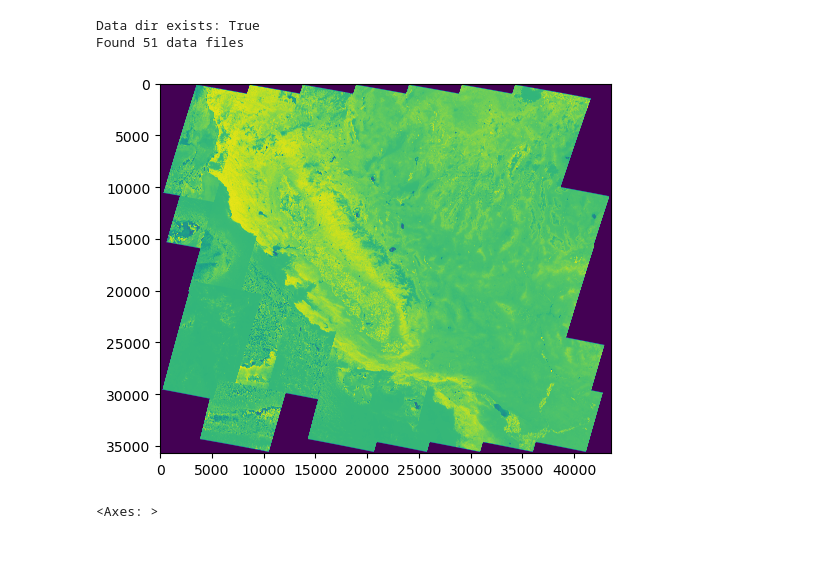
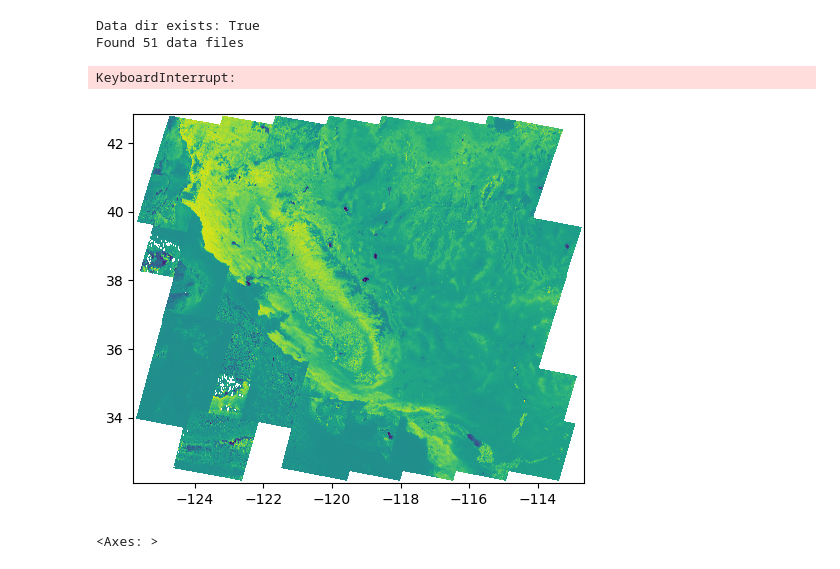
Before and after one commit to CamYench/AgriSense-210-Capstone, a Jupyter notebook: landsat_examples/mosaic_recent_landsat.ipynb, the cells around one changed output. Drawn from its saved outputs; the diff is of its cells as text; code cells hidden in the pictures.

```diff
--- a/landsat_examples/mosaic_recent_landsat.ipynb
+++ b/landsat_examples/mosaic_recent_landsat.ipynb
@@ -19,10 +19,10 @@ for f in data_files:
     src_files_to_mosaic.append(src)
 # %%
 mosaic, out_trans = merge(src_files_to_mosaic)
+fig, ax = plt.subplots()
 show(mosaic, cmap='viridis')
 # %% [output]
-[figure, removed]
-<Axes: >
+KeyboardInterrupt:
 # %%
 out_meta = src.meta.copy()
 meta_data = {"driver": "GTiff",
@@ -35,3 +35,12 @@ out_meta.update(meta_data)
 # %%
 with rasterio.open("mosaic.tiff", "w", **out_meta) as dest:
     dest.write(mosaic)
+# %%
+
+# read in mosaic.tiff
+
+mosaic = rasterio.open("mosaic.tiff")
+show(mosaic, cmap='viridis')
+# %% [output]
+[figure, added]
+<Axes: >
```
Also changed, not shown: 1 other file.
